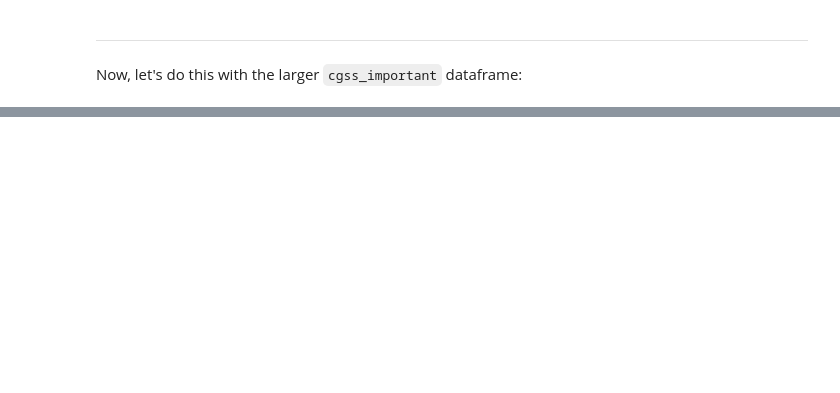
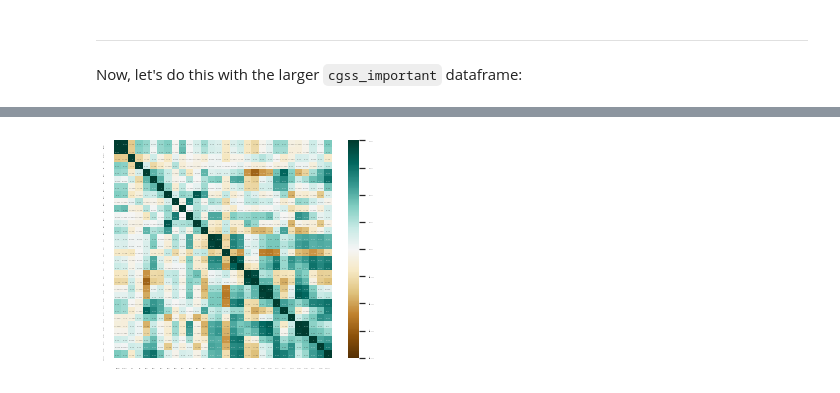
Before and after one commit to wrynearson/china-water, a Jupyter notebook: src/Thesis.ipynb, the cells around one changed output, grey strips where cells are left out. Cells and saved outputs as stored; diff of their text form; code cells hidden in the pictures; blank space fills up the shorter version.

```diff
--- a/src/Thesis.ipynb
+++ b/src/Thesis.ipynb
@@ -604,4 +525,6 @@ g = sns.scatterplot(
 Now, let's do this with the larger `cgss_important` dataframe:
 # %%
 cgss_imp_mean = cgss_important.groupby(by='s41').agg('mean')
+# %%
+merged_imp = pd.merge(merge,cgss_imp_mean,on='s41')
 # %%
@@ -608,0 +532,2 @@ corr = cgss_imp_mean.corr(method="pearson")
+# %%
+corr_mean = merged_imp.corr(method="pearson")
@@ -623,0 +558,13 @@ figure.savefig('corr.svg', dpi=800)
+# %%
+corr_mean_hm = sns.heatmap(
+    corr_mean,
+    vmin=-1,
+    vmax=1,
+    center=0,
+    annot=True,
+    cmap='BrBG',
+    square=True,
+    cbar=True,
+    )
+# %% [output]
+[figure, added]
```
Also changed, not shown: parts of 15 cells of this notebook, 3 other files.
